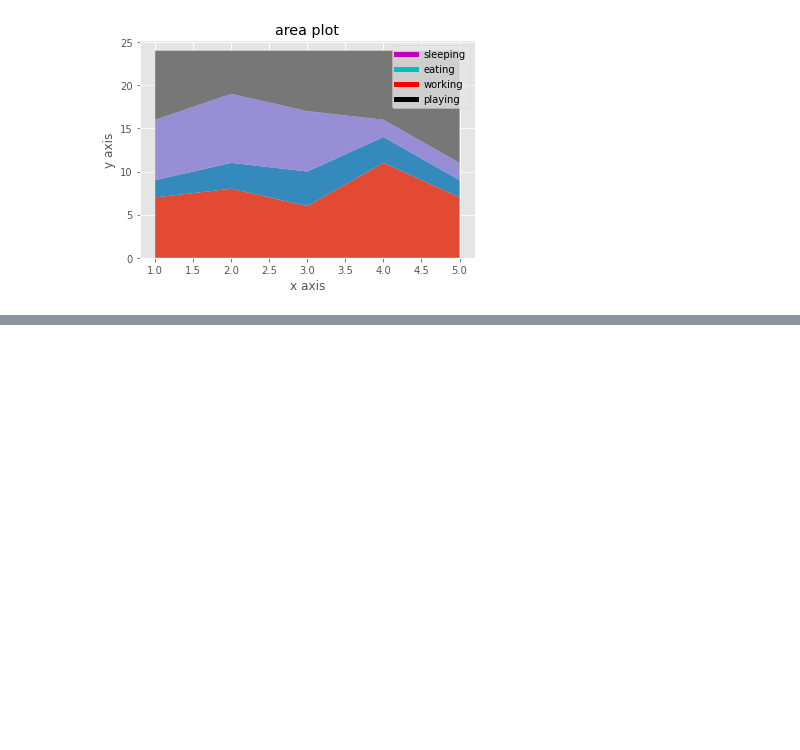
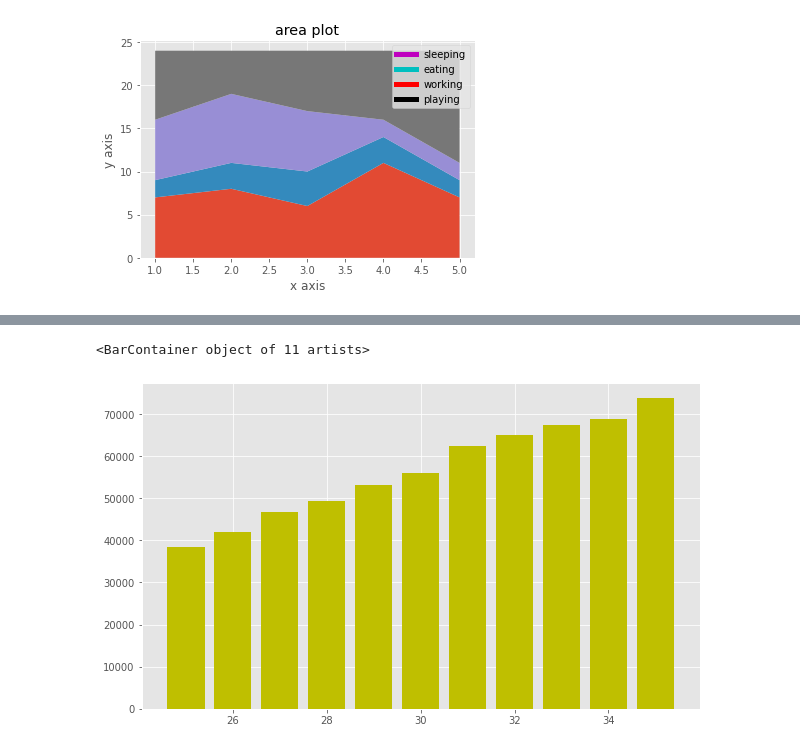
Before and after one commit to farhanasajeer/Python-programs, a Jupyter notebook: matplotlib.ipynb, the cells around one changed output, grey strips where cells are left out. Drawn from its saved outputs; the diff is of its cells as text; code cells hidden in the pictures; blank space fills up the shorter version.

```diff
--- a/matplotlib.ipynb
+++ b/matplotlib.ipynb
@@ -113,0 +168,25 @@ plt.show()
+# %%
+# BAR CHART
+
+import numpy as np
+plt.style.use('ggplot')
+plt.rc('figure',figsize=(10,6))
+
+
+# median developer salaries by age
+ages_x=[25,26,27,28,29,30,31,32,33,34,35]
+dev_y=[38496, 42000, 46752, 49320, 53200,
+       56000, 62316, 64928, 67317, 68748, 73752]
+
+# median python developer salaries by age
+py_dev_y = [45372, 48876, 53850, 57287, 63016,
+            65998, 70003, 70000, 71496, 75370, 83640]
+
+# median javascript developer salaries by age
+js_dev_y = [37810, 43515, 46823, 49293, 53437,
+            56373, 62375, 66674, 68745, 68746, 74583]
+
+plt.bar(ages_x,dev_y,color='y', label='All Deves')
+# %% [output]
+<BarContainer object of 11 artists>
+[figure, added]
```
Also changed, not shown: parts of 8 cells of this notebook.
